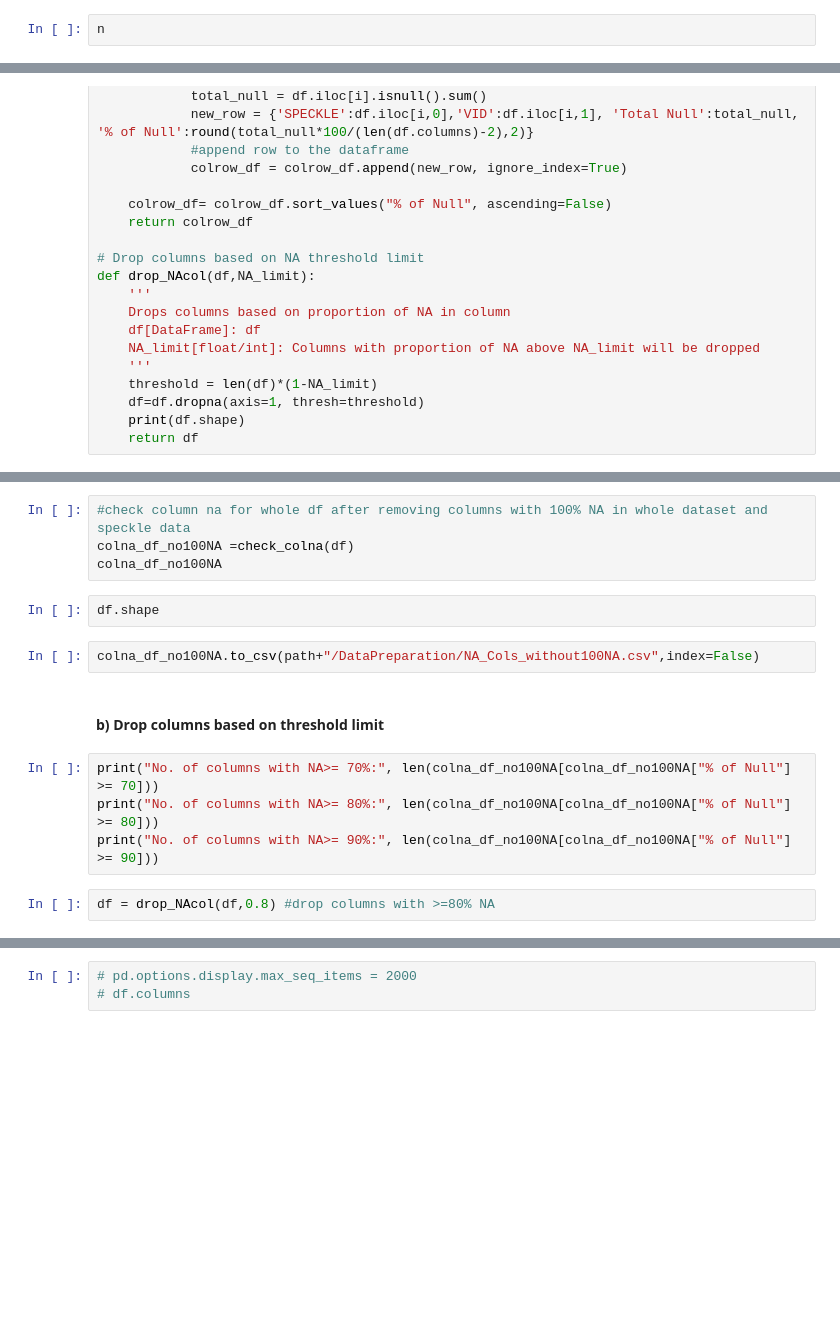
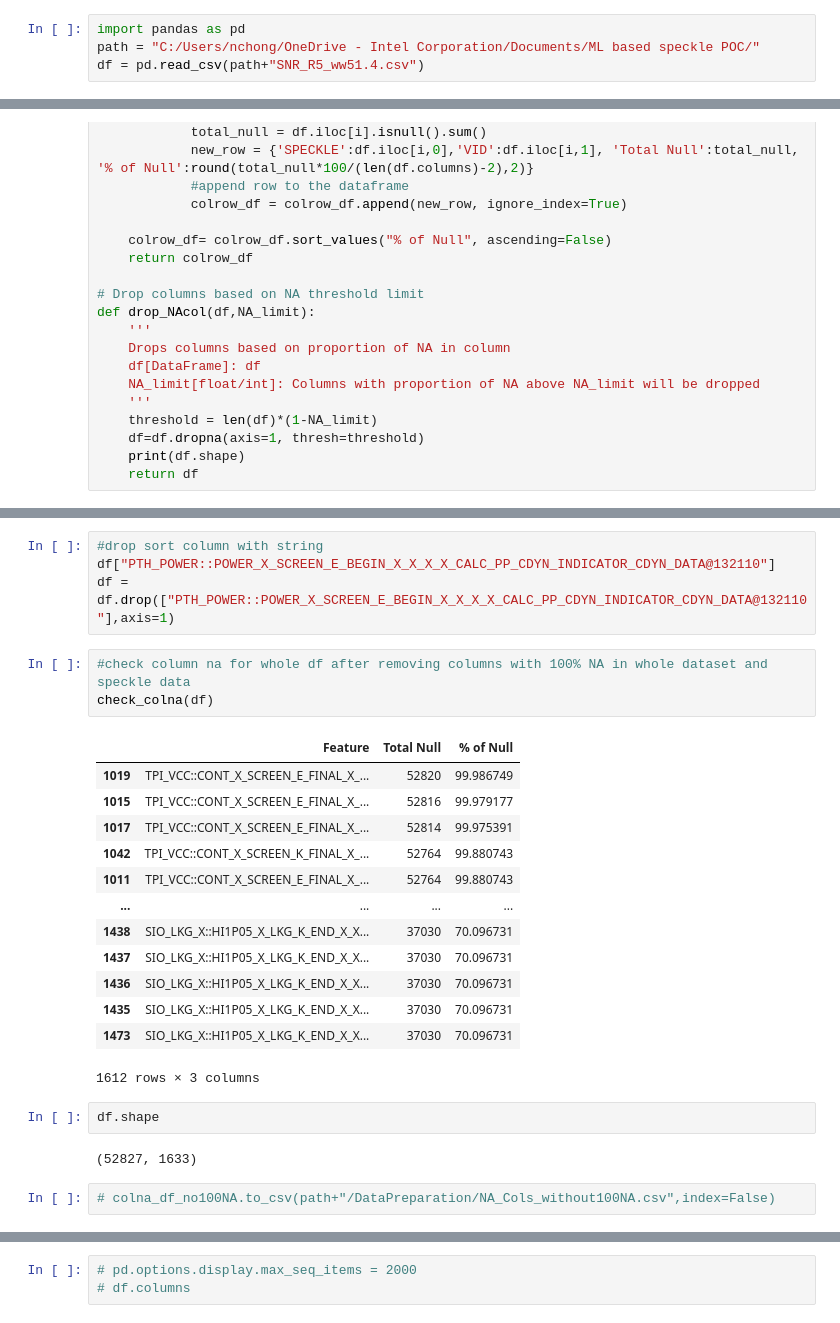
Before and after one commit to NicoleNL/ML-Speckle, a Jupyter notebook: MLSpeckle_20220106.ipynb, the cells around one changed output, grey strips where cells are left out. Cells and saved outputs as stored; diff of their text form; blank space fills up the shorter version.

```diff
--- a/MLSpeckle_20220106.ipynb
+++ b/MLSpeckle_20220106.ipynb
@@ -1,6 +1,8 @@
 # %% [markdown]
 ### A) Data Preparation
 # %%
-n
+import pandas as pd
+path = "C:/Users/nchong/OneDrive - Intel Corporation/Documents/ML based speckle POC/"
+df = pd.read_csv(path+"SNR_R5_ww51.4.csv")
 # %%
 df.shape
@@ -208,16 +400,27 @@ colna_nonspeckle_df
+# %%
+#drop sort column with string
+df["PTH_POWER::POWER_X_SCREEN_E_BEGIN_X_X_X_X_CALC_PP_CDYN_INDICATOR_CDYN_DATA@132110"]
+df = df.drop(["PTH_POWER::POWER_X_SCREEN_E_BEGIN_X_X_X_X_CALC_PP_CDYN_INDICATOR_CDYN_DATA@132110"],axis=1)
 # %%
 #check column na for whole df after removing columns with 100% NA in whole dataset and speckle data
-colna_df_no100NA =check_colna(df)
-colna_df_no100NA
+check_colna(df)
+# %% [output]
+|  | Feature | Total Null | % of Null |
+| 1019 | TPI_VCC::CONT_X_SCREEN_E_FINAL_X_... | 52820 | 99.986749 |
+| 1015 | TPI_VCC::CONT_X_SCREEN_E_FINAL_X_... | 52816 | 99.979177 |
+| 1017 | TPI_VCC::CONT_X_SCREEN_E_FINAL_X_... | 52814 | 99.975391 |
+| 1042 | TPI_VCC::CONT_X_SCREEN_K_FINAL_X_... | 52764 | 99.880743 |
+| 1011 | TPI_VCC::CONT_X_SCREEN_E_FINAL_X_... | 52764 | 99.880743 |
+| ... | ... | ... | ... |
+| 1438 | SIO_LKG_X::HI1P05_X_LKG_K_END_X_X... | 37030 | 70.096731 |
+| 1437 | SIO_LKG_X::HI1P05_X_LKG_K_END_X_X... | 37030 | 70.096731 |
+| 1436 | SIO_LKG_X::HI1P05_X_LKG_K_END_X_X... | 37030 | 70.096731 |
+| 1435 | SIO_LKG_X::HI1P05_X_LKG_K_END_X_X... | 37030 | 70.096731 |
+| 1473 | SIO_LKG_X::HI1P05_X_LKG_K_END_X_X... | 37030 | 70.096731 |
+1612 rows × 3 columns
 # %%
 df.shape
+# %% [output]
+(52827, 1633)
 # %%
-colna_df_no100NA.to_csv(path+"/DataPreparation/NA_Cols_without100NA.csv",index=False)
+# colna_df_no100NA.to_csv(path+"/DataPreparation/NA_Cols_without100NA.csv",index=False)
-# %% [markdown]
-#### b) Drop columns based on threshold limit
-# %%
-print("No. of columns with NA>= 70%:", len(colna_df_no100NA[colna_df_no100NA["% of Null"] >= 70]))
-print("No. of columns with NA>= 80%:", len(colna_df_no100NA[colna_df_no100NA["% of Null"] >= 80]))
-print("No. of columns with NA>= 90%:", len(colna_df_no100NA[colna_df_no100NA["% of Null"] >= 90]))
-# %%
-df = drop_NAcol(df,0.8) #drop columns with >=80% NA
```
Also changed, not shown: parts of 163 cells of this notebook.
